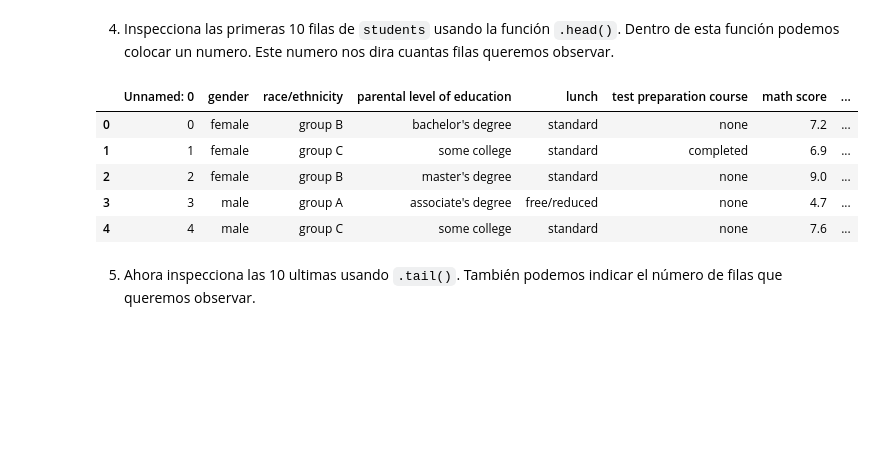
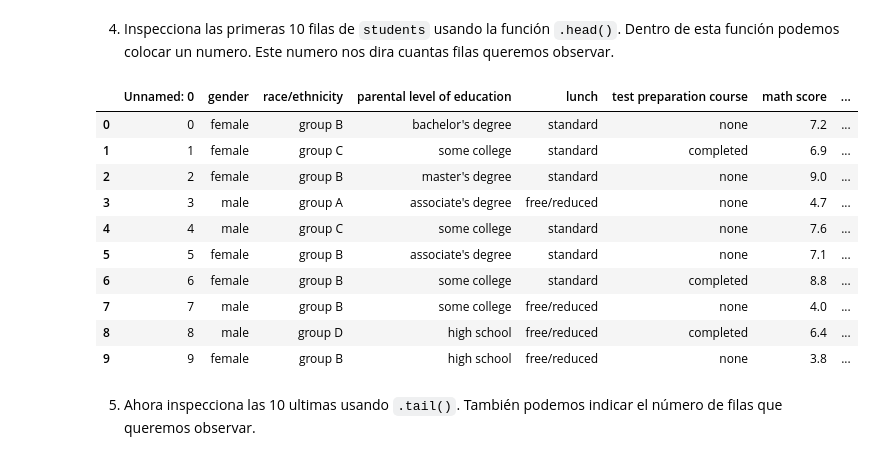
Before and after one commit to antonellafontanetto/DataScience, a Jupyter notebook: Notebook_6.ipynb, the cells around one changed output. Cells and saved outputs as stored; diff of their text form; code cells hidden in the pictures; blank space fills up the shorter version.

```diff
--- a/Notebook_6.ipynb
+++ b/Notebook_6.ipynb
@@ -102,4 +98,4 @@ FileNotFoundError: [Errno 2] No such file or directory: '/content/C://Users//Not
 # %% [markdown]
 # Nueva sección
 # %%
-df = pd.read_csv('/StudentsPerformance.csv', delimiter=',')
+students = pd.read_csv('/content/StudentsPerformance.csv', delimiter=',')
@@ -171,14 +167,19 @@ Index(['Unnamed: 0', 'gender', 'race/ethnicity', 'parental level of education',
       dtype='object')
 # %% [markdown]
 4) Inspecciona las primeras 10 filas de `students` usando la función `.head()`. Dentro de esta función podemos colocar un numero. Este numero nos dira cuantas filas queremos observar.
-# %%
-df.head()
-# %% [output]
-|  | Unnamed: 0 | gender | race/ethnicity | parental level of education | lunch | test preparation course | math score | ... |
-| 0 | 0 | female | group B | bachelor's degree | standard | none | 7.2 | ... |
-| 1 | 1 | female | group C | some college | standard | completed | 6.9 | ... |
-| 2 | 2 | female | group B | master's degree | standard | none | 9.0 | ... |
-| 3 | 3 | male | group A | associate's degree | free/reduced | none | 4.7 | ... |
-| 4 | 4 | male | group C | some college | standard | none | 7.6 | ... |
+# %%
+students.head(10) #la función head recorta al drataframe en las filas que coloque en el (), en este caso las primeras 10
+# %% [output]
+|  | Unnamed: 0 | gender | race/ethnicity | parental level of education | lunch | test preparation course | math score | ... |
+| 0 | 0 | female | group B | bachelor's degree | standard | none | 7.2 | ... |
+| 1 | 1 | female | group C | some college | standard | completed | 6.9 | ... |
+| 2 | 2 | female | group B | master's degree | standard | none | 9.0 | ... |
+| 3 | 3 | male | group A | associate's degree | free/reduced | none | 4.7 | ... |
+| 4 | 4 | male | group C | some college | standard | none | 7.6 | ... |
+| 5 | 5 | female | group B | associate's degree | standard | none | 7.1 | ... |
+| 6 | 6 | female | group B | some college | standard | completed | 8.8 | ... |
+| 7 | 7 | male | group B | some college | free/reduced | none | 4.0 | ... |
+| 8 | 8 | male | group D | high school | free/reduced | completed | 6.4 | ... |
+| 9 | 9 | female | group B | high school | free/reduced | none | 3.8 | ... |
 # %% [markdown]
 5) Ahora inspecciona las 10 ultimas usando `.tail()`. También podemos indicar el número de filas que queremos observar.
```
Also changed, not shown: parts of 24 cells of this notebook.
